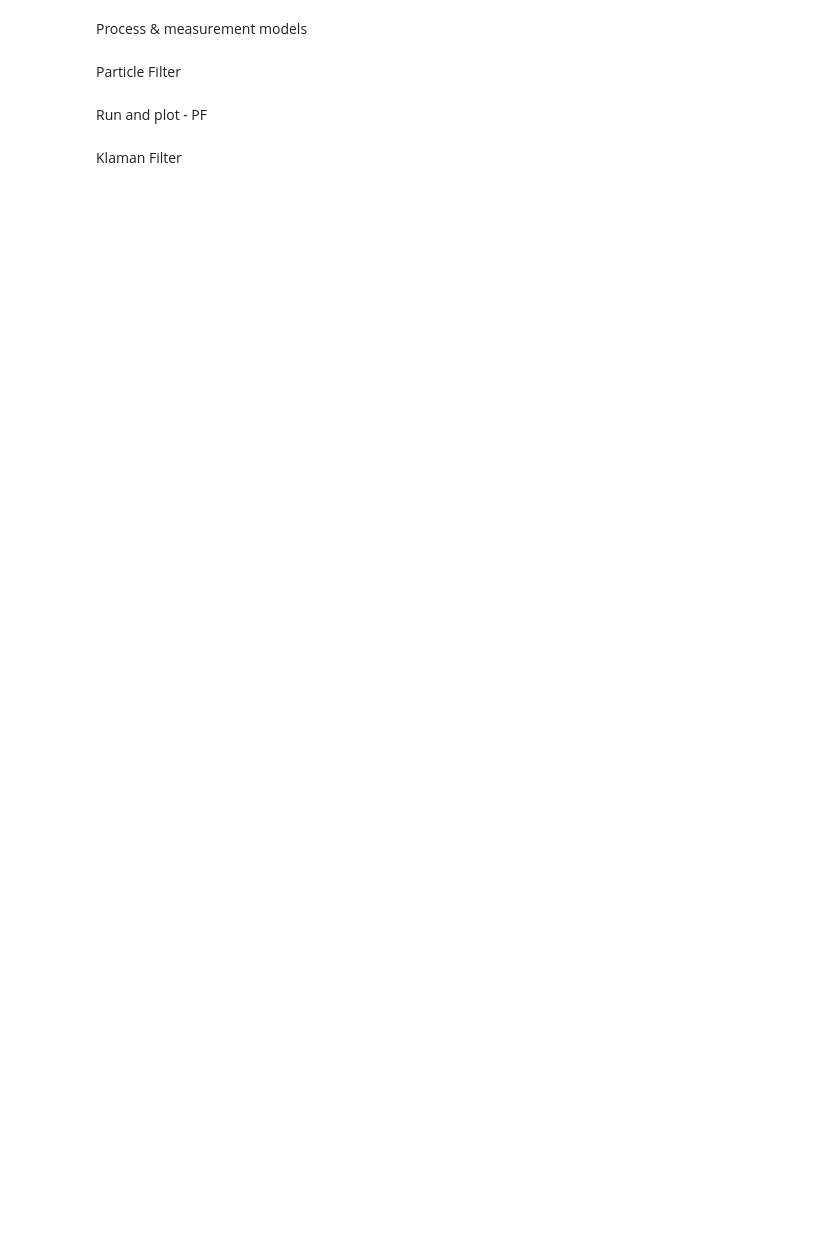
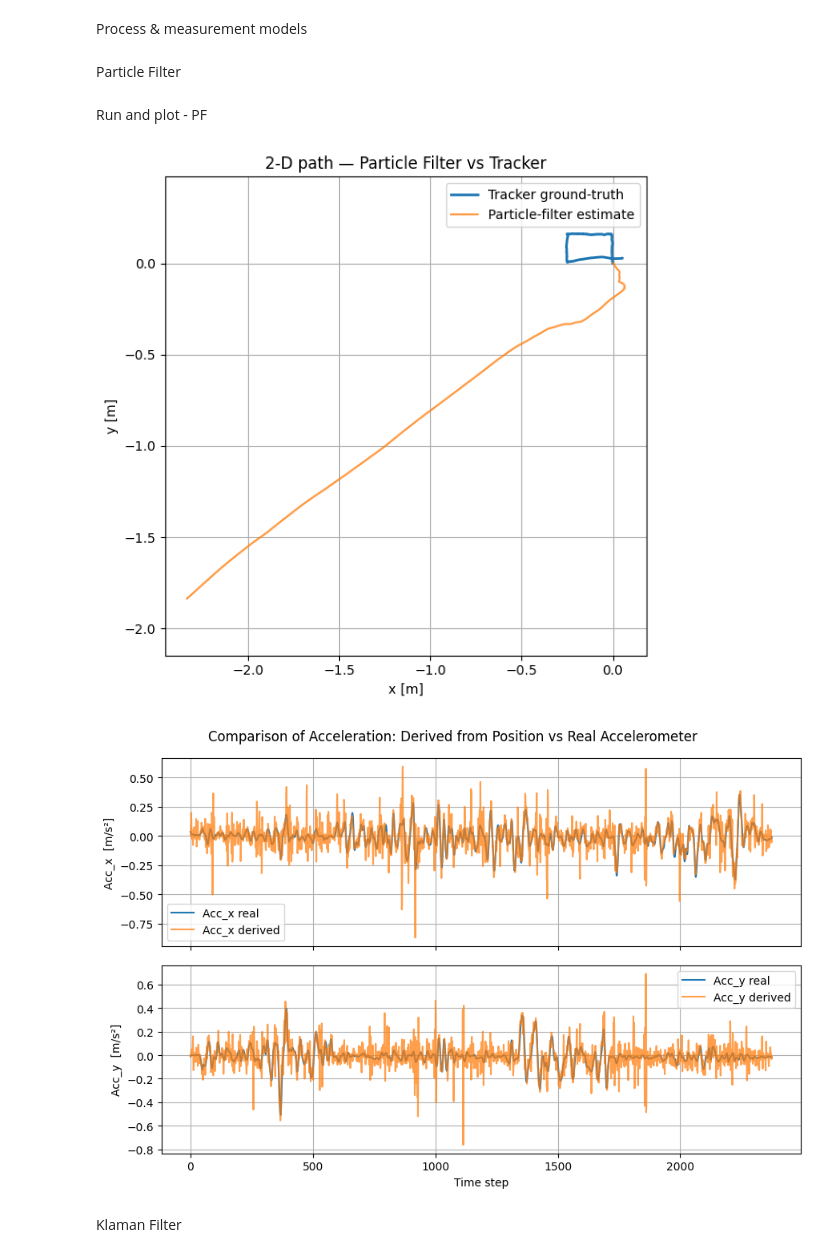
Before and after one commit to Ash920323/kalman-net, a Jupyter notebook: src/notebooks/IMU.ipynb, the cells around one changed output. Cells and saved outputs as stored; diff of their text form; code cells hidden in the pictures; blank space fills up the shorter version.

```diff
--- a/src/notebooks/IMU.ipynb
+++ b/src/notebooks/IMU.ipynb
@@ -97,9 +133,16 @@ x0 = np.zeros((9,1));   P0 = np.eye(9)
 # %% [markdown]
 orangize the data
 # %%
+acc       = dataframes['acc']
+gyr       = dataframes['gyr']
+acc_noise = dataframes['noise_acc']
+gyr_noise = dataframes['noise_gyr']
+gt        = dataframes['trk']
+
 DATA = {
-    "acc_raw"   : acc_raw,
-    "gyr_raw"   : gyr_raw,
+    "acc_raw"   : acc,
+    "acc_lpf"   : acc_lpf,
+    "gyr_raw"   : gyr,
     "acc_noise" : acc_noise,
     "gyr_noise" : gyr_noise,
     "truth"     : gt,
@@ -116,24 +157,3 @@ Low-Pass Filter
-# %%
-from scipy.signal import butter, filtfilt
-
-def butter_lowpass_filter(data, cutoff, fs, order=4):
-    nyq = 0.5 * fs
-    normal_cutoff = cutoff / nyq
-    b, a = butter(order, normal_cutoff, btype='low', analog=False)
-    return filtfilt(b, a, data, axis=0)
-
-if 'dt' not in DATA or 'acc_raw' not in DATA:
-    raise RuntimeError("Run the file-loading cell first so DATA is defined.")
-
-cutoff_hz = 5.0
-fs        = 1.0 / DATA['dt']
-
-acc_lpf = DATA['acc_raw'].copy()
-acc_lpf[['Acc_x','Acc_y','Acc_z']] = butter_lowpass_filter(
-        acc_lpf[['Acc_x','Acc_y','Acc_z']].values,
-        cutoff=cutoff_hz, fs=fs, order=4)
-
-DATA['acc_lpf'] = acc_lpf            # make it available downstream
 # %% [markdown]
 Process & measurement models
 # %%
@@ -182,7 +202,7 @@ def particle_filter(acc_meas, Np=20):
 Run and plot - PF
 # %%
 # ── 1. RUN THE FILTER ────────────────────────────────────────────────────────
-acc_array = DATA['acc_lpf'][['Acc_x','Acc_y','Acc_z']].values
+acc_array = DATA['acc_lpf'][['x', 'y', 'z']].to_numpy()
 pf_path   = particle_filter(acc_array, Np=20)          # ← adjust Np as desired
 DATA['pf_path'] = pf_path
 
@@ -190,35 +210,37 @@ DATA['pf_path'] = pf_path
 gt_xy = DATA['truth'][['x','y']].values
 
 plt.figure(figsize=(6,6))
 plt.plot(gt_xy[:,0], gt_xy[:,1], label='Tracker ground-truth', lw=2)
 plt.plot(pf_path[:,0], pf_path[:,1], label='Particle-filter estimate', alpha=0.8)
 plt.xlabel('x [m]'); plt.ylabel('y [m]')
 plt.title('2-D path — Particle Filter vs Tracker')
 plt.axis('equal'); plt.legend(); plt.tight_layout()
 plt.show()
 
 # ── 3. DERIVE ACCEL FROM PF POSITIONS  &  COMPARE TO REAL ACCEL ──────────────
 dt      = DATA['dt']
 vel_pf  = np.gradient(pf_path, dt, axis=0)
 acc_pf  = np.gradient(vel_pf, dt, axis=0)          # Âx, Ây, Âz
 acc_pf  = acc_pf[1:-1]                             # align lengths
-acc_real = DATA['acc_lpf'][['Acc_x','Acc_y','Acc_z']].values[1:-1]
+acc_real = DATA['acc_lpf'][['x', 'y', 'z']].values[1:-1]
 t_steps  = np.arange(len(acc_pf))
-
 fig, axs = plt.subplots(2, 1, figsize=(9,6), sharex=True)
 
 axs[0].plot(t_steps, acc_real[:,0], label='Acc_x real')
 axs[0].plot(t_steps, acc_pf[:,0],  label='Acc_x derived', alpha=0.75)
 axs[0].set_ylabel('Acc_x  [m/s²]'); axs[0].legend(); axs[0].grid(True)
 
 axs[1].plot(t_steps, acc_real[:,1], label='Acc_y real')
 axs[1].plot(t_steps, acc_pf[:,1],  label='Acc_y derived', alpha=0.75)
 axs[1].set_ylabel('Acc_y  [m/s²]'); axs[1].set_xlabel('Time step')
 axs[1].legend(); axs[1].grid(True)
 
 fig.suptitle('Comparison of Acceleration: Derived from Position vs Real Accelerometer')
 plt.tight_layout()
 plt.show()
+# %% [output]
+[figure, added]
+[figure, added]
 # %% [markdown]
 Klaman Filter
 # %%
```
Also changed, not shown: parts of 8 cells of this notebook, 4 other files.
